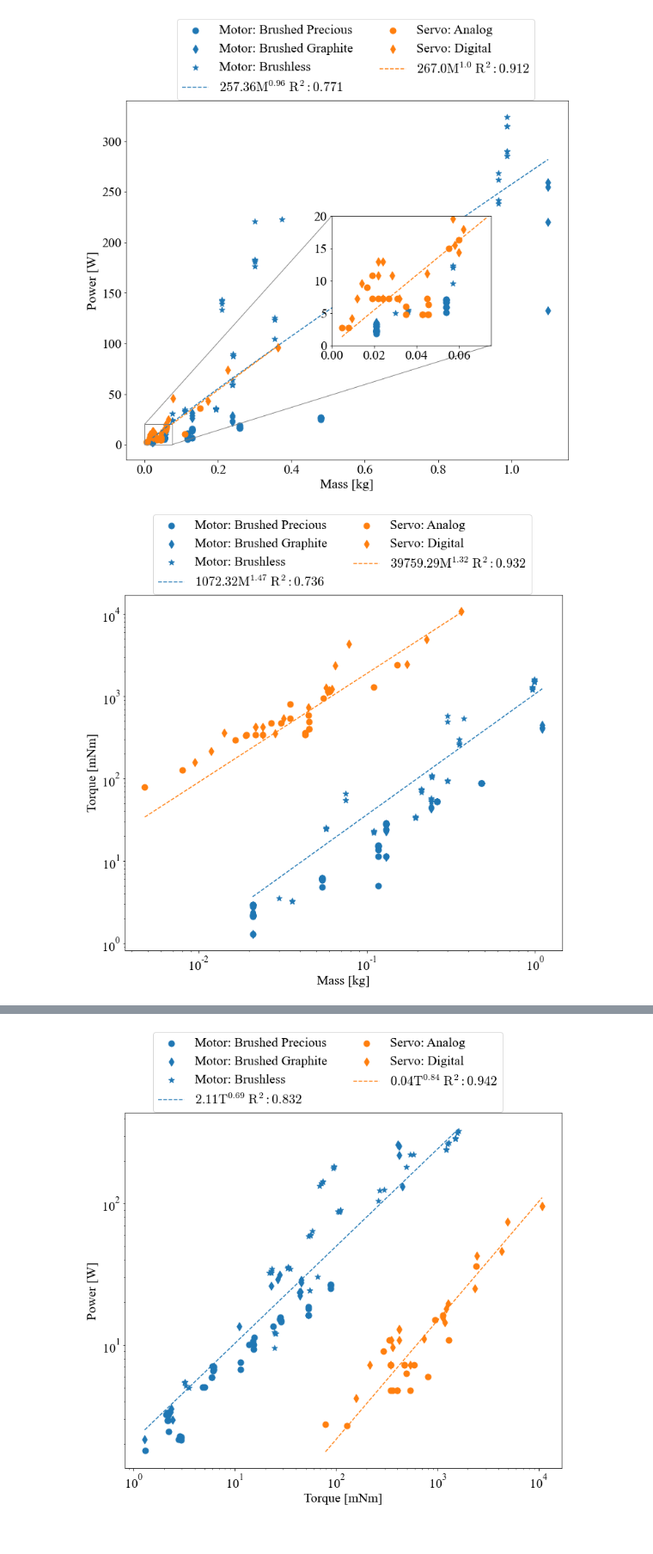
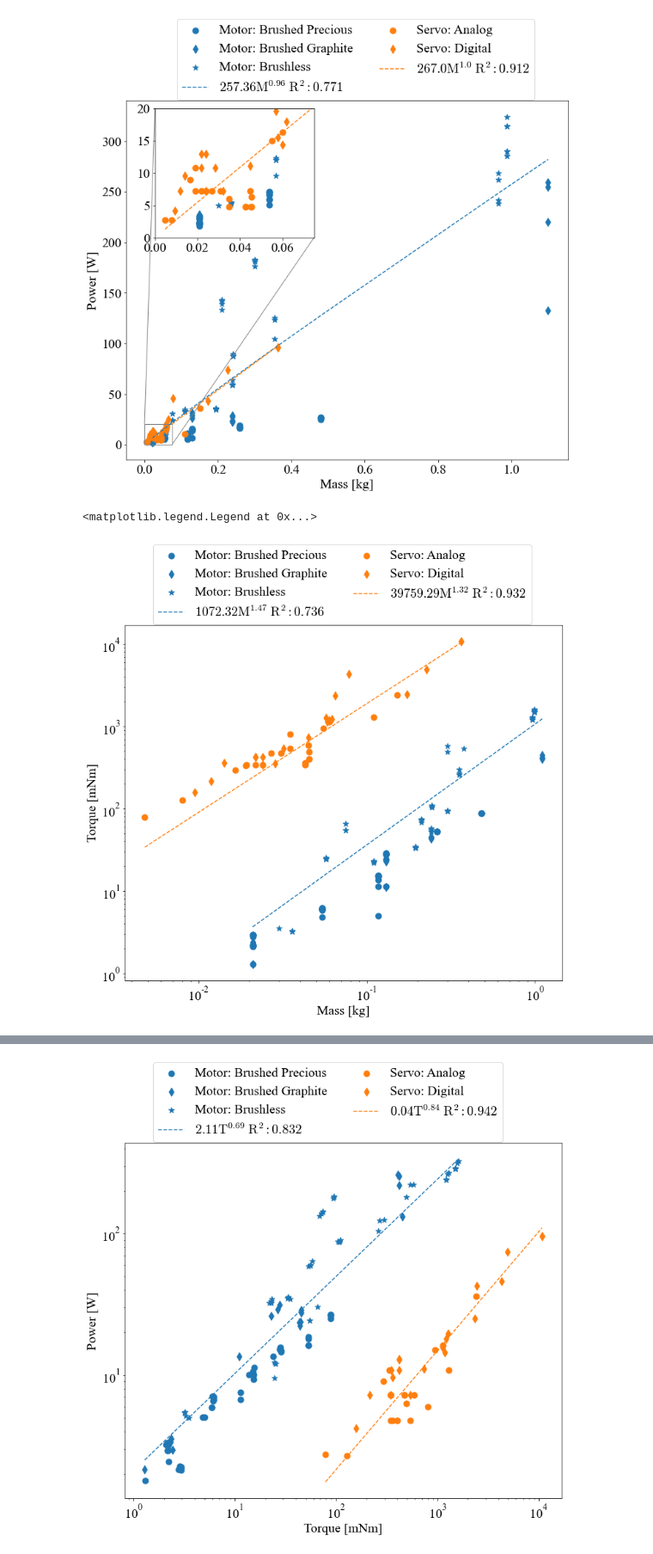
Before and after one commit to michaelcoe/Cost-of-Transport-Estimation, a Jupyter notebook: motor_scaling/motor_scaling.ipynb, the cells around one changed output, grey strips where cells are left out. Shown at 86% size. Drawn from its saved outputs; the diff is of its cells as text; code cells hidden in the pictures.

```diff
--- a/motor_scaling/motor_scaling.ipynb
+++ b/motor_scaling/motor_scaling.ipynb
@@ -43,7 +43,7 @@ stepper_df = xlsx.parse(sheet_name='Stepper')
 fig1, ax1 = plt.subplots(figsize=(12,10), facecolor='w')
 
 axins = inset_axes(ax1, width="60%", height="60%",
-                   bbox_to_anchor=(.45, .3, .6, .6),
+                   bbox_to_anchor=(.05, .6, .6, .6),
                    bbox_transform=ax1.transAxes, loc=3)
 
 motor_types = maxon_df['Type'].unique()
@@ -94,34 +94,34 @@ for i, case in enumerate(servo_types):
     #fit = np.poly1d(np.polyfit(df['weight [g]'], power, 1))
     ax1.scatter(df['Weight [kg]'], power, marker=markers[i], color='C1', label='Servo: ' + case)
     #ax1.plot(df['weight [g]'], fit(df['weight [g]']), '--', color=colors[i], label=mapping[i] + ' fit')
 
     axins.scatter(df['Weight [kg]'], power, marker=markers[i], color='C1', label='Servo: ' + case)
 
 ax1.plot(servo_df['Weight [kg]'].values, servo_fit.params['p_amplitude'].value*servo_df['Weight [kg]'].values**servo_fit.params['p_exponent'].value, 'C1' + '--', label='$\mathrm{' + str(np.round(servo_fit.params['p_amplitude'].value, 2)) +
         'M^{' + str(np.round(servo_fit.params['p_exponent'].value, 2)) + '}\;R^2: ' + str(np.round(r_squared[1], 3)) + '}$')
 axins.plot(servo_df['Weight [kg]'].values, servo_fit.params['p_amplitude'].value*servo_df['Weight [kg]'].values**servo_fit.params['p_exponent'].value, 'C1' + '--', label='$\mathrm{' + str(np.round(servo_fit.params['p_amplitude'].value, 2)) +
         'M^{' + str(np.round(servo_fit.params['p_exponent'].value, 2)) + '}\;R^2: ' + str(np.round(r_squared[1], 3)) + '}$')
 
 mark_inset(ax1, axins, loc1=2, loc2=4, fc="none", ec="0.5")
 axins.set_xlim([0, 0.075])
 axins.set_ylim([0, 20])
 
 formatter = mticker.ScalarFormatter(useMathText=True, useOffset=False)
 formatter.set_scientific(True)
 # fix the number of ticks on the inset axes
 axins.yaxis.get_major_locator().set_params(nbins=4)
 axins.xaxis.get_major_locator().set_params(nbins=4)
 #axins.ticklabel_format(axis='x', style='sci', scilimits=(0,0))
 
 # ax1.set_xscale('log')
 # ax1.set_yscale('log')
 ax1.set_xlabel('Mass [kg]')
 ax1.set_ylabel('Power [W]')
 #ax1.legend(ncol=2, loc=2)
 ax1.legend(ncol=2, loc=2, bbox_to_anchor=(0.1, 1.245))
 fig1.savefig('motor_power_mass.pdf', facecolor='w', dpi=300, bbox_inches='tight')
 # %% [output]
-[figure, old version]
+[figure, new version]
 # %%
 fig2, ax2 = plt.subplots(figsize=(12,10), facecolor='w')
 types = maxon_df['Type'].unique()
@@ -179,6 +179,7 @@ ax2.set_xscale('log')
 ax2.legend(ncol=2, loc=2, bbox_to_anchor=(0.05, 1.245))
 #fig2.savefig('motor_torque_mass.pdf', facecolor='w', dpi=300, bbox_inches='tight')
 # %% [output]
+<matplotlib.legend.Legend at 0x...>
 [figure]
 # %%
 fig3, ax3 = plt.subplots(figsize=(12,10), facecolor='w')
```
Also changed, not shown: parts of 2 cells of this notebook, 18 other files.
